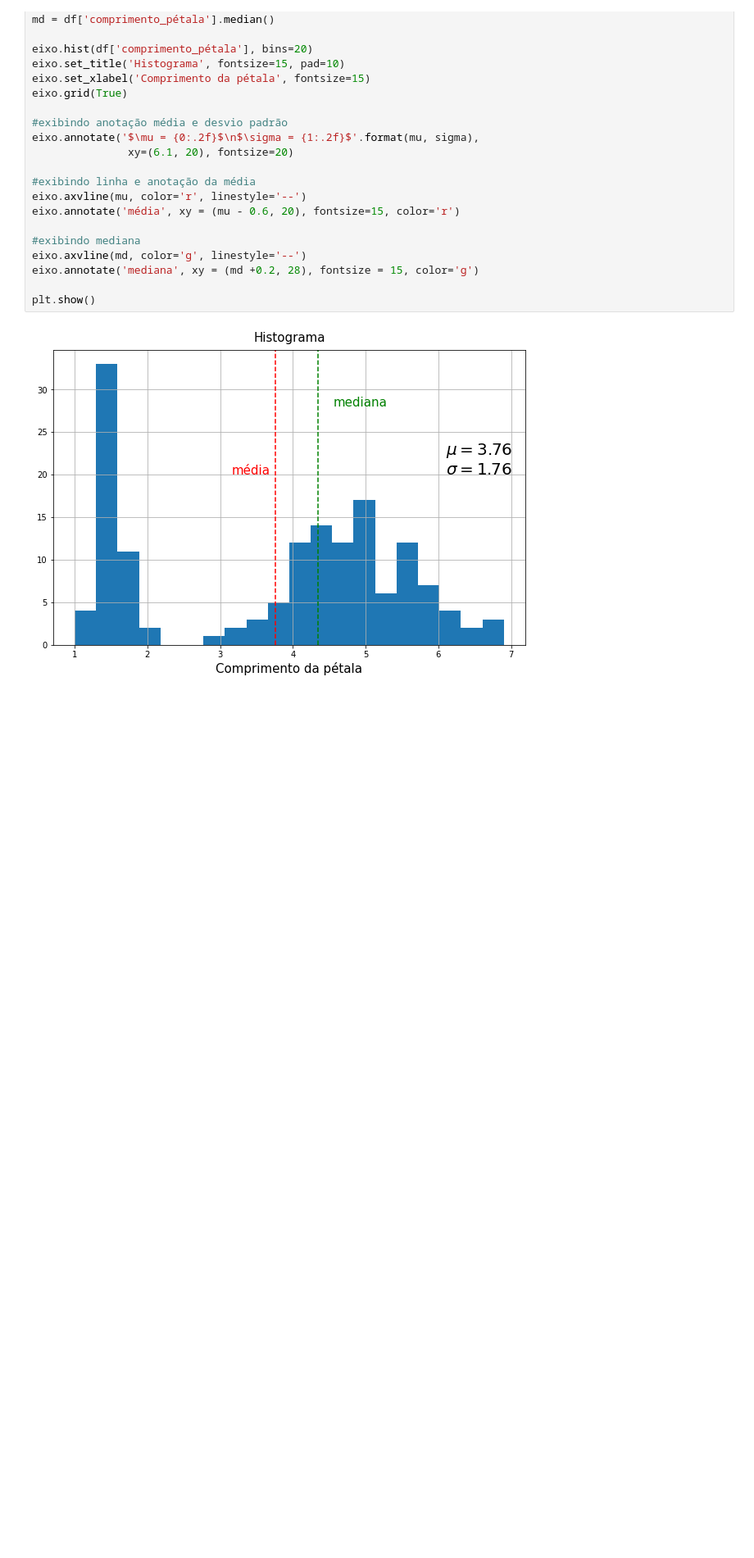
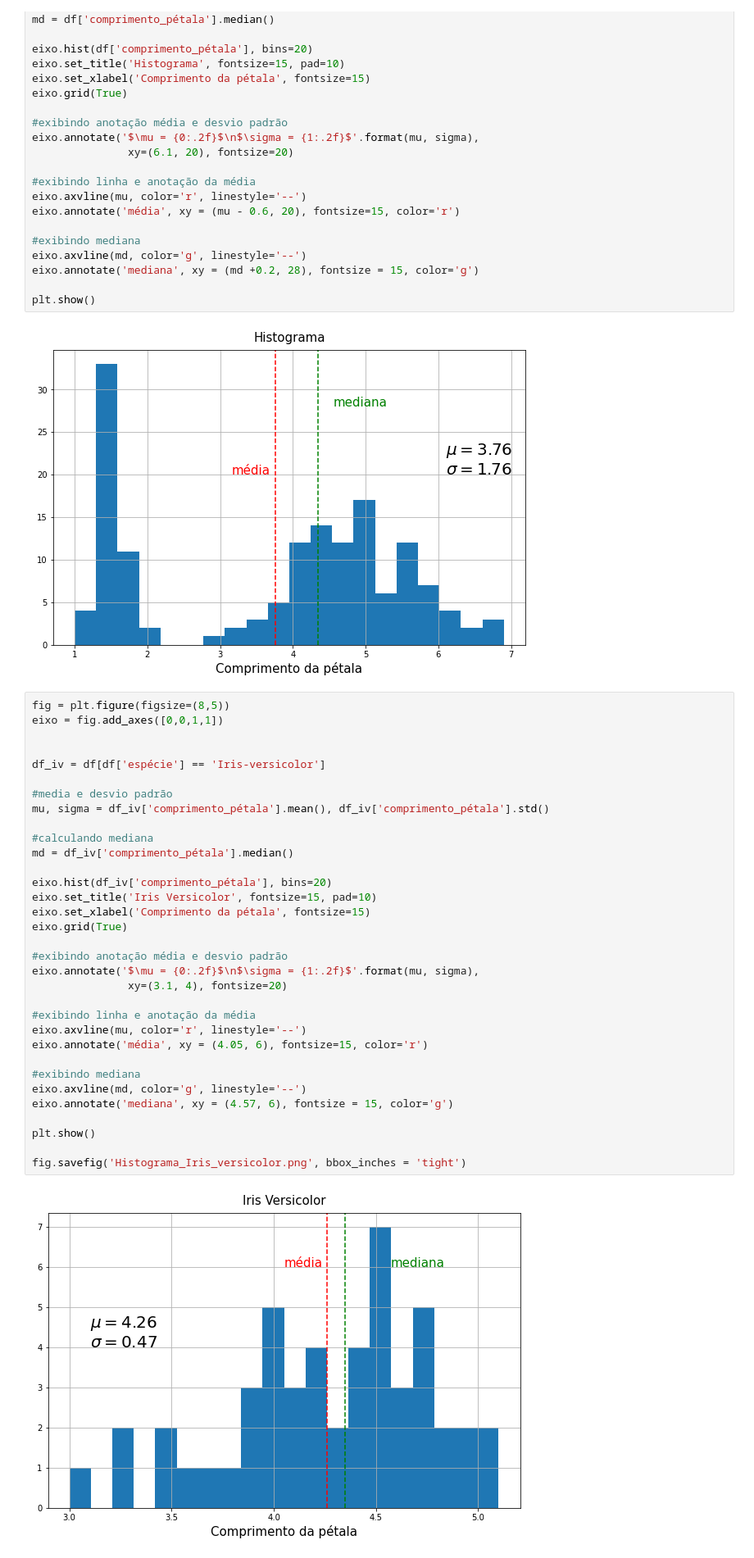
Before and after one commit to Marcus-Bernard0/data_science_alura, a Jupyter notebook: 10 - Visualização com matplotlib/Projeto.ipynb, the cells around one changed output. Shown at 82% size. Cells and saved outputs as stored; diff of their text form; blank space fills up the shorter version.

```diff
--- a/10 - Visualização com matplotlib/Projeto.ipynb
+++ b/10 - Visualização com matplotlib/Projeto.ipynb
@@ -492,3 +492,38 @@ eixo.annotate('mediana', xy = (md +0.2, 28), fontsize = 15, color='g')
 plt.show()
 # %% [output]
 [figure]
+# %%
+fig = plt.figure(figsize=(8,5))
+eixo = fig.add_axes([0,0,1,1])
+
+
+df_iv = df[df['espécie'] == 'Iris-versicolor']
+
+#media e desvio padrão
+mu, sigma = df_iv['comprimento_pétala'].mean(), df_iv['comprimento_pétala'].std()
+
+#calculando mediana
+md = df_iv['comprimento_pétala'].median()
+
+eixo.hist(df_iv['comprimento_pétala'], bins=20)
+eixo.set_title('Iris Versicolor', fontsize=15, pad=10)
+eixo.set_xlabel('Comprimento da pétala', fontsize=15)
+eixo.grid(True)
+
+#exibindo anotação média e desvio padrão
+eixo.annotate('$\mu = {0:.2f}$\n$\sigma = {1:.2f}$'.format(mu, sigma),
+               xy=(3.1, 4), fontsize=20)
+
+#exibindo linha e anotação da média
+eixo.axvline(mu, color='r', linestyle='--')
+eixo.annotate('média', xy = (4.05, 6), fontsize=15, color='r')
+
+#exibindo mediana
+eixo.axvline(md, color='g', linestyle='--')
+eixo.annotate('mediana', xy = (4.57, 6), fontsize = 15, color='g')
+
+plt.show()
+
+fig.savefig('Histograma_Iris_versicolor.png', bbox_inches = 'tight')
+# %% [output]
+[figure, added]
```
Also changed, not shown: parts of 4 cells of this notebook, 4 other files.
